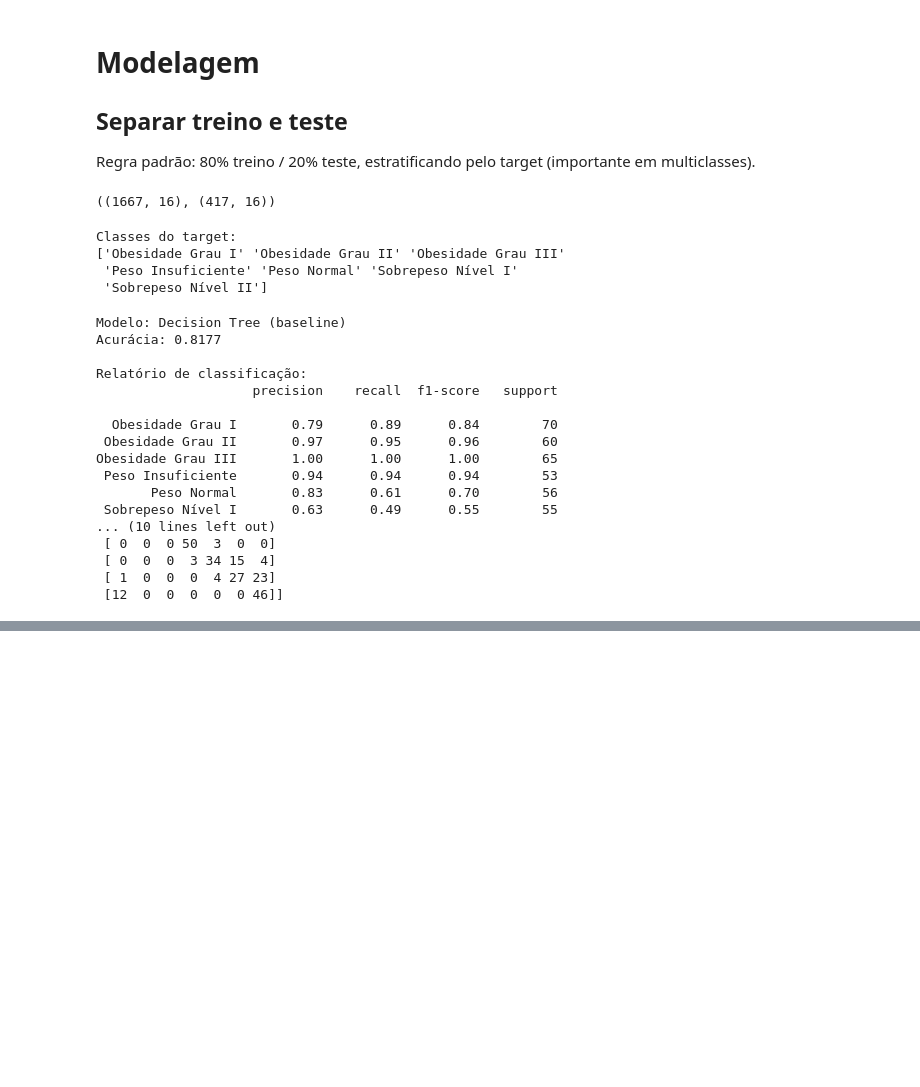
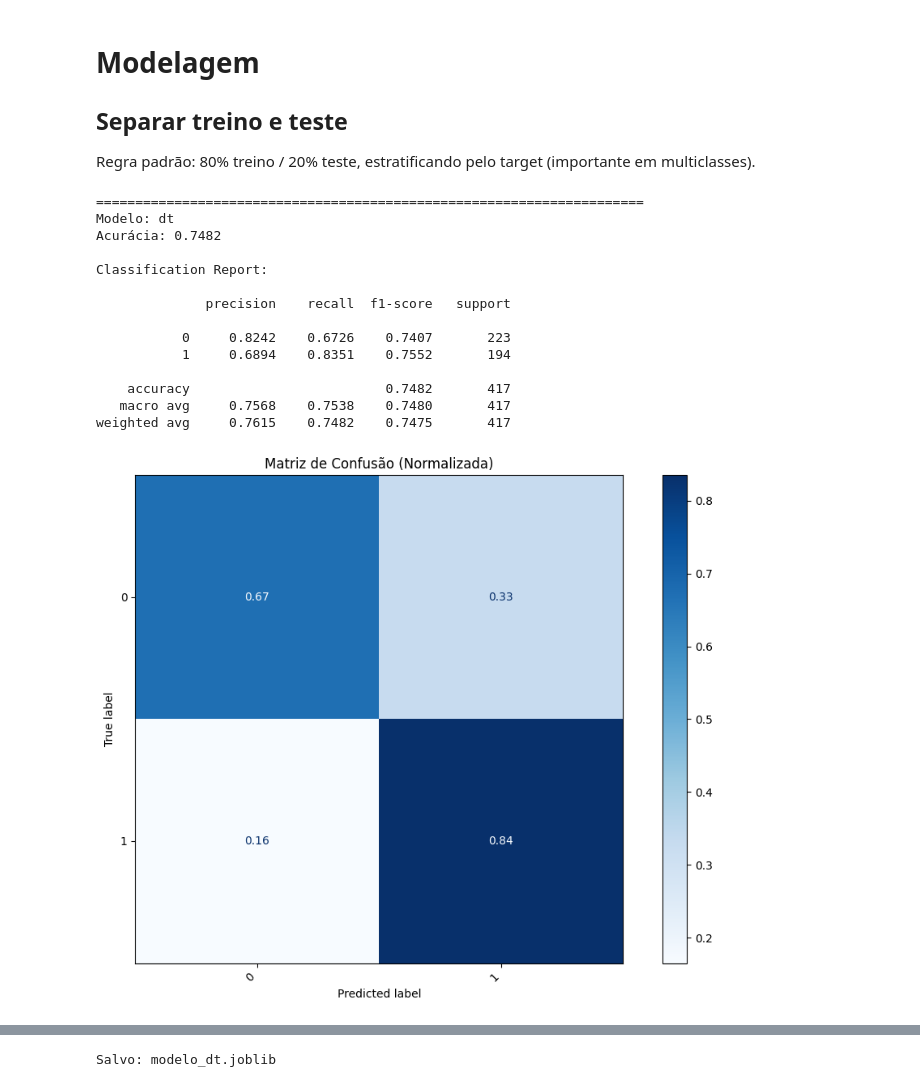
Before and after one commit to tivanello/fase4, a Jupyter notebook: notebooks/02_feature_engineering.ipynb, the cells around one changed output, grey strips where cells are left out. Drawn from its saved outputs; the diff is of its cells as text; code cells hidden in the pictures; blank space fills up the shorter version.

```diff
--- a/notebooks/02_feature_engineering.ipynb
+++ b/notebooks/02_feature_engineering.ipynb
@@ -278,41 +277,14 @@ Algumas correlações apresentam valores muito baixos ou aparentemente inconsist
 ## Separar treino e teste
 Regra padrão: 80% treino / 20% teste, estratificando pelo target (importante em multiclasses).
 # %%
-from sklearn.model_selection
-import train_test_split
+ # Split com estratificação (mantem a mesma proporção das classes do y no treino e no teste.) Importante em classificação binária
 
-# O X e o y já foram definidos acima, vou deixar apenas para validação do bloco
+from sklearn.model_selection import train_test_split
 
-target = "nivel_obesidade"
-
-X = df_model.drop(columns=[target])
-y = df_model[target]
 
 X_train, X_test, y_train, y_test = train_test_split(
-    X, y,
-    test_size=0.2,
-    random_state=42,
-    stratify=y
+    X, y, test_size=0.2, random_state=42, stratify=y
 )
-
-X_train.shape, X_test.shape
-# %% [output]
-((1667, 16), (417, 16))
-# %%
-from sklearn.preprocessing import LabelEncoder
-
-le = LabelEncoder()
-
-y_train_enc = le.fit_transform(y_train)
-y_test_enc = le.transform(y_test)
-
-print("Classes do target:")
-print(le.classes_)
-# %% [output]
-Classes do target:
-['Obesidade Grau I' 'Obesidade Grau II' 'Obesidade Grau III'
- 'Peso Insuficiente' 'Peso Normal' 'Sobrepeso Nível I'
- 'Sobrepeso Nível II']
 # %%
 # Função de treino + avaliação
 
@@ -344,35 +433,31 @@ def rodar_modelo(nome, modelo, X_train, y_train, X_test, y_test, class_names=Non
 # %%
-# Roda a função com o Algoritmo / modelo: Decision Tree
+# Roda a função com modelo: Decision Tree
+
 
 from sklearn.tree import DecisionTreeClassifier
 
 dt = DecisionTreeClassifier(
     random_state=42,
-    max_depth=5
+    class_weight="balanced",
+    max_depth=6,
+    min_samples_leaf=10,
+    min_samples_split=20
 )
 
-pipe_dt, y_pred_dt, acc_dt = rodar_modelo(
-    "Decision Tree (baseline)",
-    dt,
-    X_train, y_train_enc,
-    X_test, y_test_enc,
-    class_names=le.classes_
-)
+artefato_dt = treinar_avaliar_salvar("dt", dt, X_train, X_test, y_train, y_test, salvar=True)
 # %% [output]
-Modelo: Decision Tree (baseline)
-Acurácia: 0.8177
+======================================================================
+Modelo: dt
+Acurácia: 0.7482
 
-Relatório de classificação:
-                    precision    recall  f1-score   support
+Classification Report:
 
-  Obesidade Grau I       0.79      0.89      0.84        70
- Obesidade Grau II       0.97      0.95      0.96        60
-Obesidade Grau III       1.00      1.00      1.00        65
- Peso Insuficiente       0.94      0.94      0.94        53
-       Peso Normal       0.83      0.61      0.70        56
- Sobrepeso Nível I       0.63      0.49      0.55        55
-... (10 lines left out)
- [ 0  0  0 50  3  0  0]
- [ 0  0  0  3 34 15  4]
- [ 1  0  0  0  4 27 23]
- [12  0  0  0  0  0 46]]
+              precision    recall  f1-score   support
+
+           0     0.8242    0.6726    0.7407       223
+           1     0.6894    0.8351    0.7552       194
+
+    accuracy                         0.7482       417
+   macro avg     0.7568    0.7538    0.7480       417
+weighted avg     0.7615    0.7482    0.7475       417
+[figure, added]
@@ -379 +465,2 @@ Obesidade Grau III       1.00      1.00      1.00        65
+Salvo: modelo_dt.joblib
 # %%
```
Also changed, not shown: parts of 26 cells of this notebook, 11 other files.
